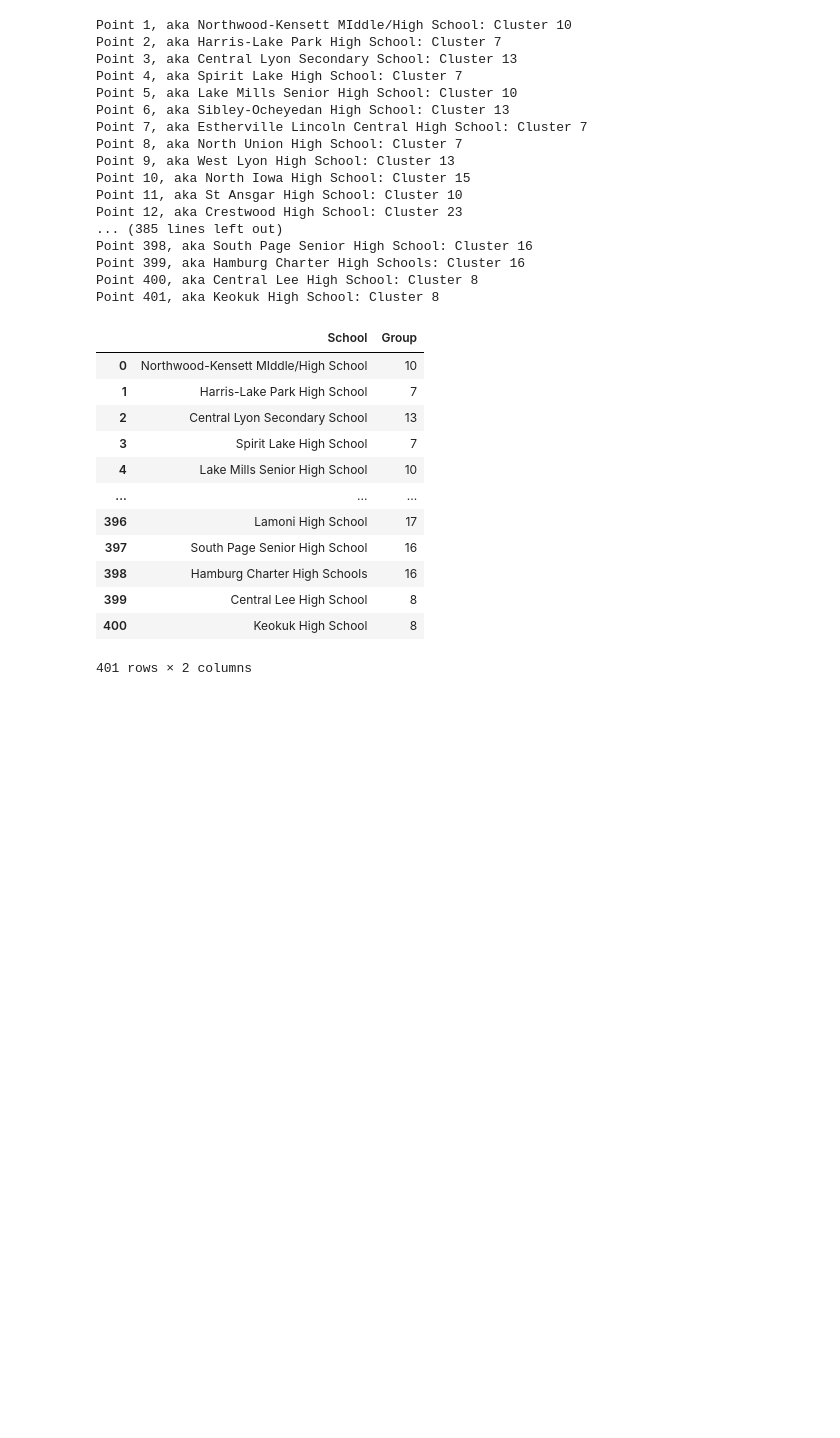
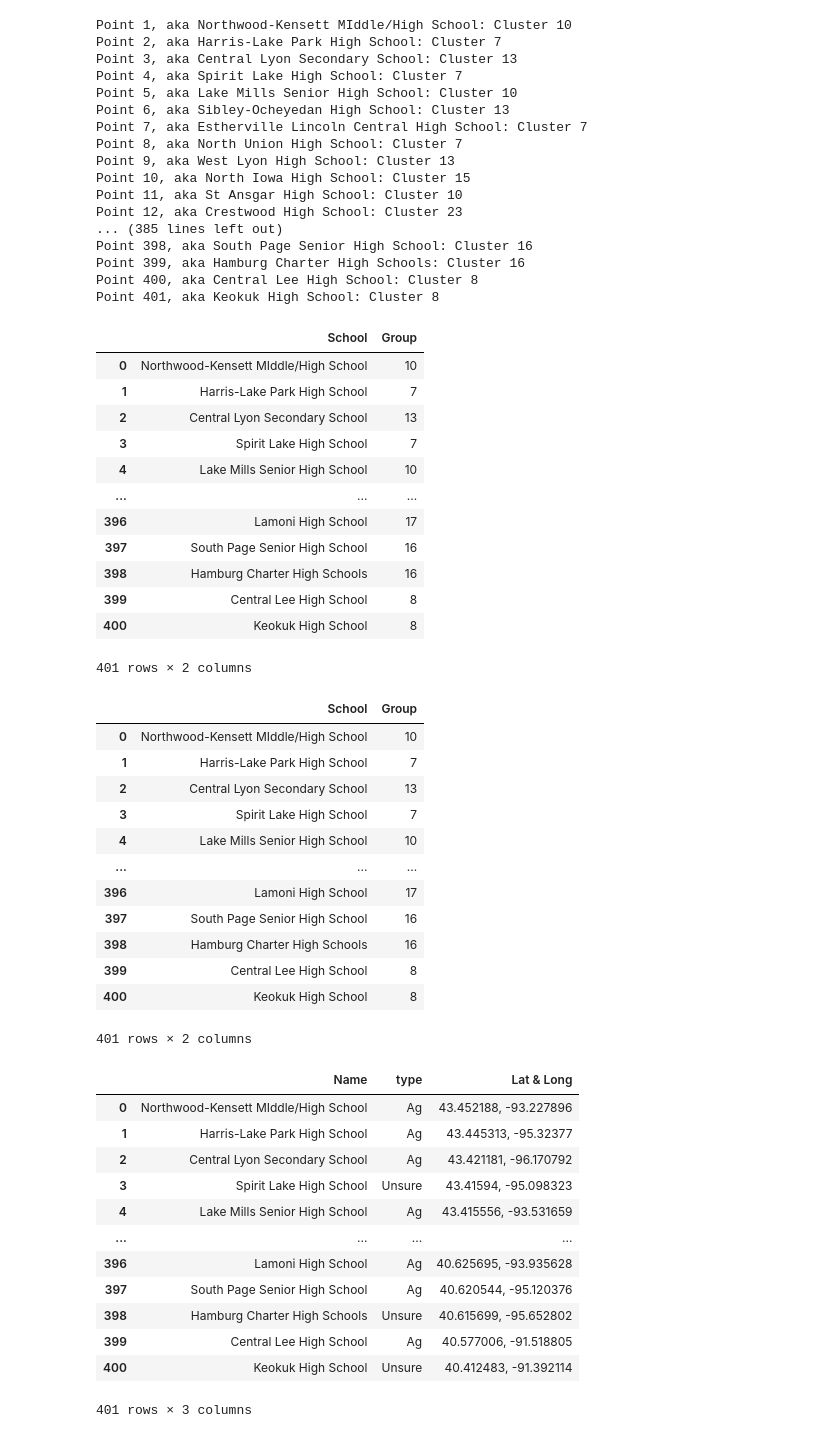
Before and after one commit to Wozzy1/ffa_kmean, a Jupyter notebook: FFA KMean_NB.ipynb, the cells around one changed output. Cells and saved outputs as stored; diff of their text form; code cells hidden in the pictures; blank space fills up the shorter version.

```diff
--- a/FFA KMean_NB.ipynb
+++ b/FFA KMean_NB.ipynb
@@ -76,3 +76,33 @@ from pathlib import Path
 filepath = Path('C:/Users/diepw/Downloads/FFA_Output.csv')
 filepath.parent.mkdir(parents=True, exist_ok=True)
 final_df.to_csv(filepath)
+# %%
+display(final_df)
+display(df)
+# %% [output]
+|  | School | Group |
+| 0 | Northwood-Kensett MIddle/High School | 10 |
+| 1 | Harris-Lake Park High School | 7 |
+| 2 | Central Lyon Secondary School | 13 |
+| 3 | Spirit Lake High School | 7 |
+| 4 | Lake Mills Senior High School | 10 |
+| ... | ... | ... |
+| 396 | Lamoni High School | 17 |
+| 397 | South Page Senior High School | 16 |
+| 398 | Hamburg Charter High Schools | 16 |
+| 399 | Central Lee High School | 8 |
+| 400 | Keokuk High School | 8 |
+401 rows × 2 columns
+|  | Name | type | Lat & Long |
+| 0 | Northwood-Kensett MIddle/High School | Ag | 43.452188, -93.227896 |
+| 1 | Harris-Lake Park High School | Ag | 43.445313, -95.32377 |
+| 2 | Central Lyon Secondary School | Ag | 43.421181, -96.170792 |
+| 3 | Spirit Lake High School | Unsure | 43.41594, -95.098323 |
+| 4 | Lake Mills Senior High School | Ag | 43.415556, -93.531659 |
+| ... | ... | ... | ... |
+| 396 | Lamoni High School | Ag | 40.625695, -93.935628 |
+| 397 | South Page Senior High School | Ag | 40.620544, -95.120376 |
+| 398 | Hamburg Charter High Schools | Unsure | 40.615699, -95.652802 |
+| 399 | Central Lee High School | Ag | 40.577006, -91.518805 |
+| 400 | Keokuk High School | Unsure | 40.412483, -91.392114 |
+401 rows × 3 columns
```
Also changed, not shown: parts of 2 cells of this notebook, 1 other file.
